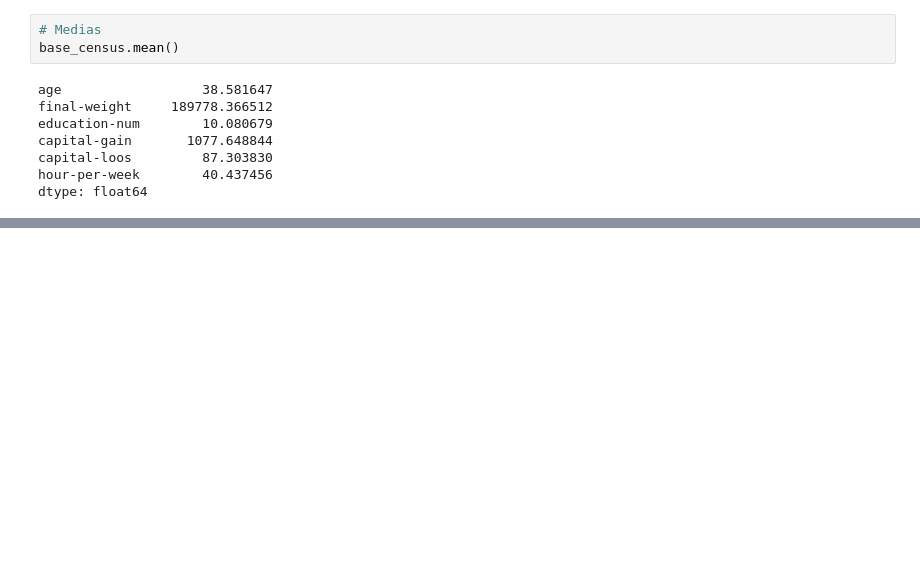
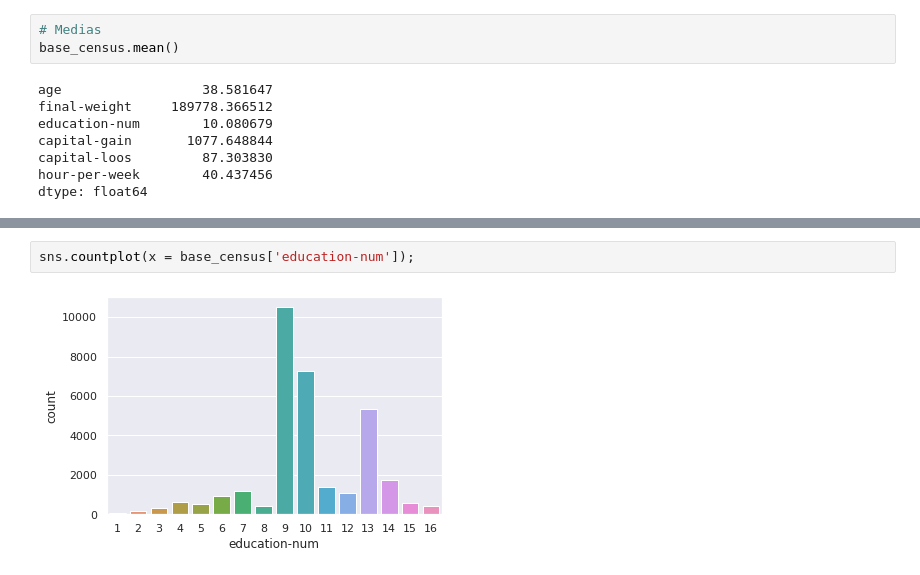
Before and after one commit to LeandroMartins0/base_census, a Jupyter notebook: Base_Census.ipynb, the cells around one changed output, grey strips where cells are left out. Drawn from its saved outputs; the diff is of its cells as text; blank space fills up the shorter version.

```diff
--- a/Base_Census.ipynb
+++ b/Base_Census.ipynb
@@ -43,0 +123,4 @@ dtype: float64
+# %%
+sns.countplot(x = base_census['education-num']);
+# %% [output]
+[figure, added]
```
Also changed, not shown: parts of 14 cells of this notebook.
